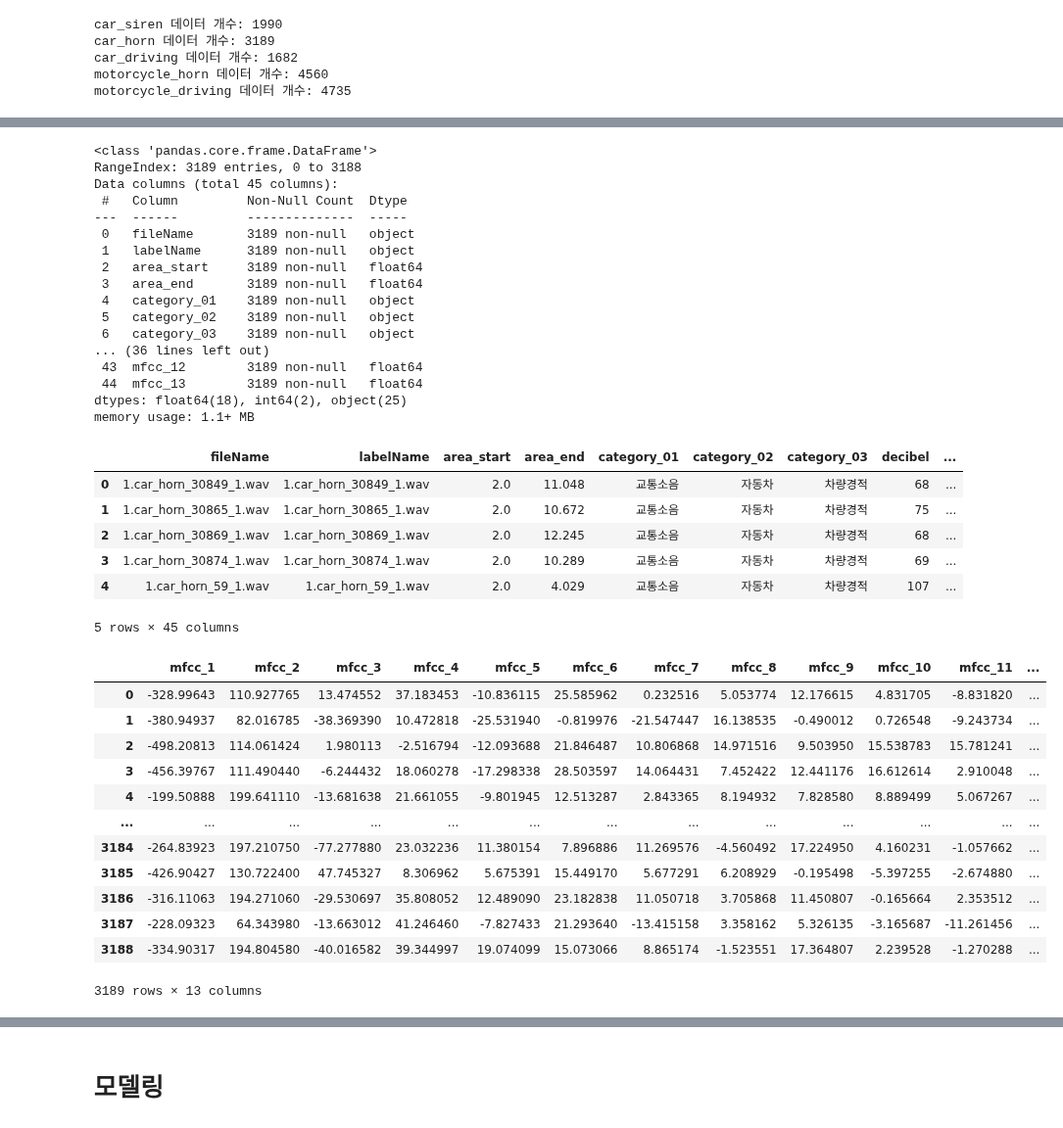
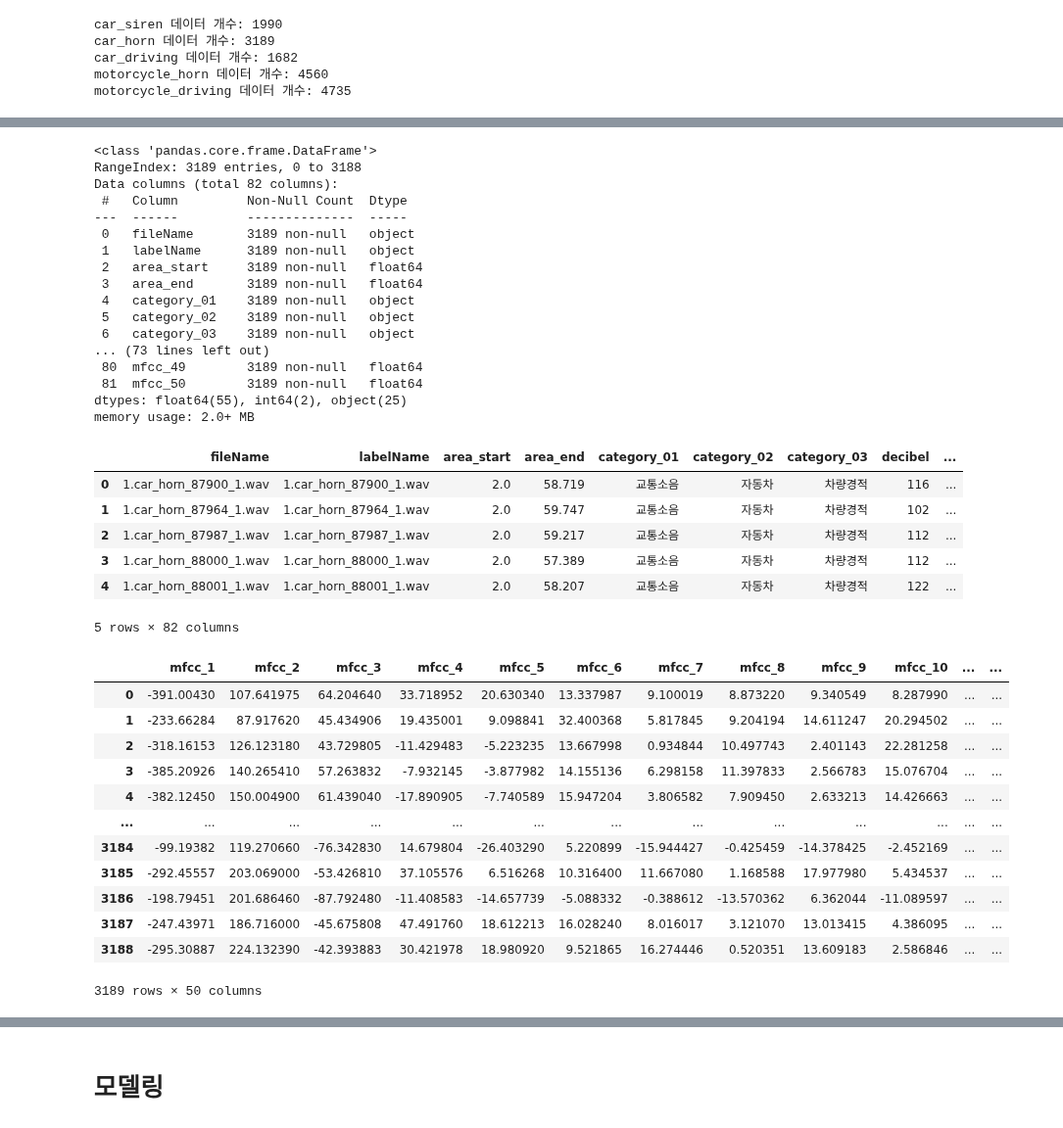
Before and after one commit to selina7704/noise-data-platform, a Jupyter notebook: ES/cnn+ood.ipynb, the cells around one changed output, grey strips where cells are left out. Shown at 98% size. Cells and saved outputs as stored; diff of their text form; code cells hidden in the pictures.

```diff
--- a/ES/cnn+ood.ipynb
+++ b/ES/cnn+ood.ipynb
@@ -21,20 +21,24 @@ import seaborn as sns
 from sklearn.metrics import confusion_matrix
 from sklearn.metrics import classification_report
 # %%
-# MySQL 연결 정보
-DB_HOST = "15.168.145.74"
-DB_USER = "lab08"
-DB_PASSWORD = "Multi1234!"
-DB_NAME = "my_db"
+import config
+from config import DB_CONFIG
+import pymysql
 
+# MySQL 연결
+conn = pymysql.connect(
+    host=DB_CONFIG['host'],
+    user=DB_CONFIG['user'],
+    password=DB_CONFIG['password'],
+    database=DB_CONFIG['database'],
+    port=DB_CONFIG['port']
+)
 
-# MySQL에서 데이터 가져오기
-conn = pymysql.connect(host=DB_HOST, user=DB_USER, password=DB_PASSWORD, database=DB_NAME)
-car_siren = f"SELECT * FROM merge_car_siren"
-car_horn = f"SELECT * FROM merge_car_horn"
-car_driving = f'SELECT * FROM merge_car_driving_sound'
-motorcycle_horn  = f'SELECT * FROM merge_motorcycle_horn'
-motorcycle_driving  = f'SELECT * FROM merge_motorcycle_driving_sound'
+car_siren = f"SELECT * FROM merge50_car_siren"
+car_horn = f"SELECT * FROM merge50_car_horn"
+car_driving = f'SELECT * FROM merge50_car_driving'
+motorcycle_horn  = f'SELECT * FROM merge50_motorcycle_horn'
+motorcycle_driving  = f'SELECT * FROM merge50_motorcycle_driving'
 
 car_siren_df =  pd.read_sql(car_siren, conn)
 car_horn_df = pd.read_sql(car_horn, conn)
@@ -62,7 +78,7 @@ car_horn_df.info()
 # %% [output]
 <class 'pandas.core.frame.DataFrame'>
 RangeIndex: 3189 entries, 0 to 3188
-Data columns (total 45 columns):
+Data columns (total 82 columns):
  #   Column         Non-Null Count  Dtype
 ---  ------         --------------  -----
  0   fileName       3189 non-null   object
@@ -72,37 +88,37 @@ Data columns (total 45 columns):
  4   category_01    3189 non-null   object
  5   category_02    3189 non-null   object
  6   category_03    3189 non-null   object
-... (36 lines left out)
- 43  mfcc_12        3189 non-null   float64
- 44  mfcc_13        3189 non-null   float64
-dtypes: float64(18), int64(2), object(25)
-memory usage: 1.1+ MB
+... (73 lines left out)
+ 80  mfcc_49        3189 non-null   float64
+ 81  mfcc_50        3189 non-null   float64
+dtypes: float64(55), int64(2), object(25)
+memory usage: 2.0+ MB
 # %%
 car_horn_df.head()
 # %% [output]
 |  | fileName | labelName | area_start | area_end | category_01 | category_02 | category_03 | decibel | ... |
-| 0 | 1.car_horn_30849_1.wav | 1.car_horn_30849_1.wav | 2.0 | 11.048 | 교통소음 | 자동차 | 차량경적 | 68 | ... |
-| 1 | 1.car_horn_30865_1.wav | 1.car_horn_30865_1.wav | 2.0 | 10.672 | 교통소음 | 자동차 | 차량경적 | 75 | ... |
-| 2 | 1.car_horn_30869_1.wav | 1.car_horn_30869_1.wav | 2.0 | 12.245 | 교통소음 | 자동차 | 차량경적 | 68 | ... |
-| 3 | 1.car_horn_30874_1.wav | 1.car_horn_30874_1.wav | 2.0 | 10.289 | 교통소음 | 자동차 | 차량경적 | 69 | ... |
-| 4 | 1.car_horn_59_1.wav | 1.car_horn_59_1.wav | 2.0 | 4.029 | 교통소음 | 자동차 | 차량경적 | 107 | ... |
+| 0 | 1.car_horn_87900_1.wav | 1.car_horn_87900_1.wav | 2.0 | 58.719 | 교통소음 | 자동차 | 차량경적 | 116 | ... |
+| 1 | 1.car_horn_87964_1.wav | 1.car_horn_87964_1.wav | 2.0 | 59.747 | 교통소음 | 자동차 | 차량경적 | 102 | ... |
+| 2 | 1.car_horn_87987_1.wav | 1.car_horn_87987_1.wav | 2.0 | 59.217 | 교통소음 | 자동차 | 차량경적 | 112 | ... |
+| 3 | 1.car_horn_88000_1.wav | 1.car_horn_88000_1.wav | 2.0 | 57.389 | 교통소음 | 자동차 | 차량경적 | 112 | ... |
+| 4 | 1.car_horn_88001_1.wav | 1.car_horn_88001_1.wav | 2.0 | 58.207 | 교통소음 | 자동차 | 차량경적 | 122 | ... |
-5 rows × 45 columns
+5 rows × 82 columns
 # %%
-car_horn_df.iloc[ : ,-13:]
+car_horn_df.iloc[ : ,-50:]
 # %% [output]
-|  | mfcc_1 | mfcc_2 | mfcc_3 | mfcc_4 | mfcc_5 | mfcc_6 | mfcc_7 | mfcc_8 | mfcc_9 | mfcc_10 | mfcc_11 | ... |
-| 0 | -328.99643 | 110.927765 | 13.474552 | 37.183453 | -10.836115 | 25.585962 | 0.232516 | 5.053774 | 12.176615 | 4.831705 | -8.831820 | ... |
-| 1 | -380.94937 | 82.016785 | -38.369390 | 10.472818 | -25.531940 | -0.819976 | -21.547447 | 16.138535 | -0.490012 | 0.726548 | -9.243734 | ... |
-| 2 | -498.20813 | 114.061424 | 1.980113 | -2.516794 | -12.093688 | 21.846487 | 10.806868 | 14.971516 | 9.503950 | 15.538783 | 15.781241 | ... |
-| 3 | -456.39767 | 111.490440 | -6.244432 | 18.060278 | -17.298338 | 28.503597 | 14.064431 | 7.452422 | 12.441176 | 16.612614 | 2.910048 | ... |
-| 4 | -199.50888 | 199.641110 | -13.681638 | 21.661055 | -9.801945 | 12.513287 | 2.843365 | 8.194932 | 7.828580 | 8.889499 | 5.067267 | ... |
+|  | mfcc_1 | mfcc_2 | mfcc_3 | mfcc_4 | mfcc_5 | mfcc_6 | mfcc_7 | mfcc_8 | mfcc_9 | mfcc_10 | ... | ... |
+| 0 | -391.00430 | 107.641975 | 64.204640 | 33.718952 | 20.630340 | 13.337987 | 9.100019 | 8.873220 | 9.340549 | 8.287990 | ... | ... |
+| 1 | -233.66284 | 87.917620 | 45.434906 | 19.435001 | 9.098841 | 32.400368 | 5.817845 | 9.204194 | 14.611247 | 20.294502 | ... | ... |
+| 2 | -318.16153 | 126.123180 | 43.729805 | -11.429483 | -5.223235 | 13.667998 | 0.934844 | 10.497743 | 2.401143 | 22.281258 | ... | ... |
+| 3 | -385.20926 | 140.265410 | 57.263832 | -7.932145 | -3.877982 | 14.155136 | 6.298158 | 11.397833 | 2.566783 | 15.076704 | ... | ... |
+| 4 | -382.12450 | 150.004900 | 61.439040 | -17.890905 | -7.740589 | 15.947204 | 3.806582 | 7.909450 | 2.633213 | 14.426663 | ... | ... |
 | ... | ... | ... | ... | ... | ... | ... | ... | ... | ... | ... | ... | ... |
-| 3184 | -264.83923 | 197.210750 | -77.277880 | 23.032236 | 11.380154 | 7.896886 | 11.269576 | -4.560492 | 17.224950 | 4.160231 | -1.057662 | ... |
-| 3185 | -426.90427 | 130.722400 | 47.745327 | 8.306962 | 5.675391 | 15.449170 | 5.677291 | 6.208929 | -0.195498 | -5.397255 | -2.674880 | ... |
-| 3186 | -316.11063 | 194.271060 | -29.530697 | 35.808052 | 12.489090 | 23.182838 | 11.050718 | 3.705868 | 11.450807 | -0.165664 | 2.353512 | ... |
-| 3187 | -228.09323 | 64.343980 | -13.663012 | 41.246460 | -7.827433 | 21.293640 | -13.415158 | 3.358162 | 5.326135 | -3.165687 | -11.261456 | ... |
-| 3188 | -334.90317 | 194.804580 | -40.016582 | 39.344997 | 19.074099 | 15.073066 | 8.865174 | -1.523551 | 17.364807 | 2.239528 | -1.270288 | ... |
+| 3184 | -99.19382 | 119.270660 | -76.342830 | 14.679804 | -26.403290 | 5.220899 | -15.944427 | -0.425459 | -14.378425 | -2.452169 | ... | ... |
+| 3185 | -292.45557 | 203.069000 | -53.426810 | 37.105576 | 6.516268 | 10.316400 | 11.667080 | 1.168588 | 17.977980 | 5.434537 | ... | ... |
+| 3186 | -198.79451 | 201.686460 | -87.792480 | -11.408583 | -14.657739 | -5.088332 | -0.388612 | -13.570362 | 6.362044 | -11.089597 | ... | ... |
+| 3187 | -247.43971 | 186.716000 | -45.675808 | 47.491760 | 18.612213 | 16.028240 | 8.016017 | 3.121070 | 13.013415 | 4.386095 | ... | ... |
+| 3188 | -295.30887 | 224.132390 | -42.393883 | 30.421978 | 18.980920 | 9.521865 | 16.274446 | 0.520351 | 13.609183 | 2.586846 | ... | ... |
-3189 rows × 13 columns
+3189 rows × 50 columns
 # %%
 #데이터프레임 병합
 df_combined = pd.concat([car_horn_df, car_siren_df,car_driving_df,motorcycle_horn_df,motorcycle_driving_df], ignore_index=True)
```
Also changed, not shown: parts of 26 cells of this notebook, 14 other files.
